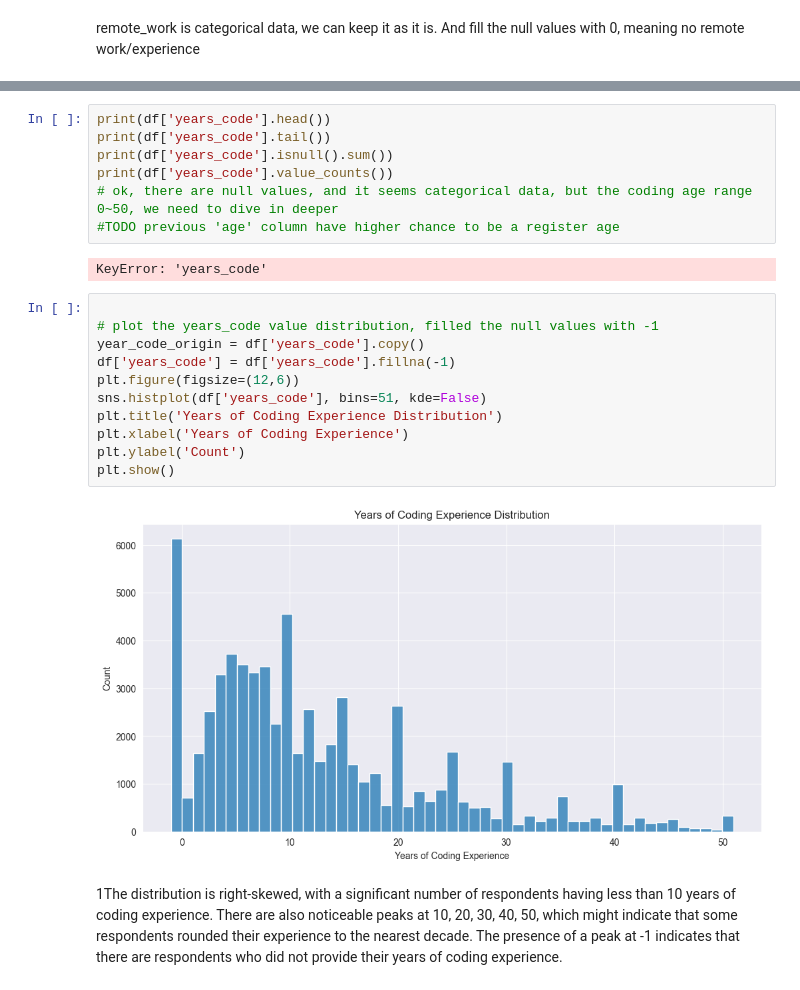
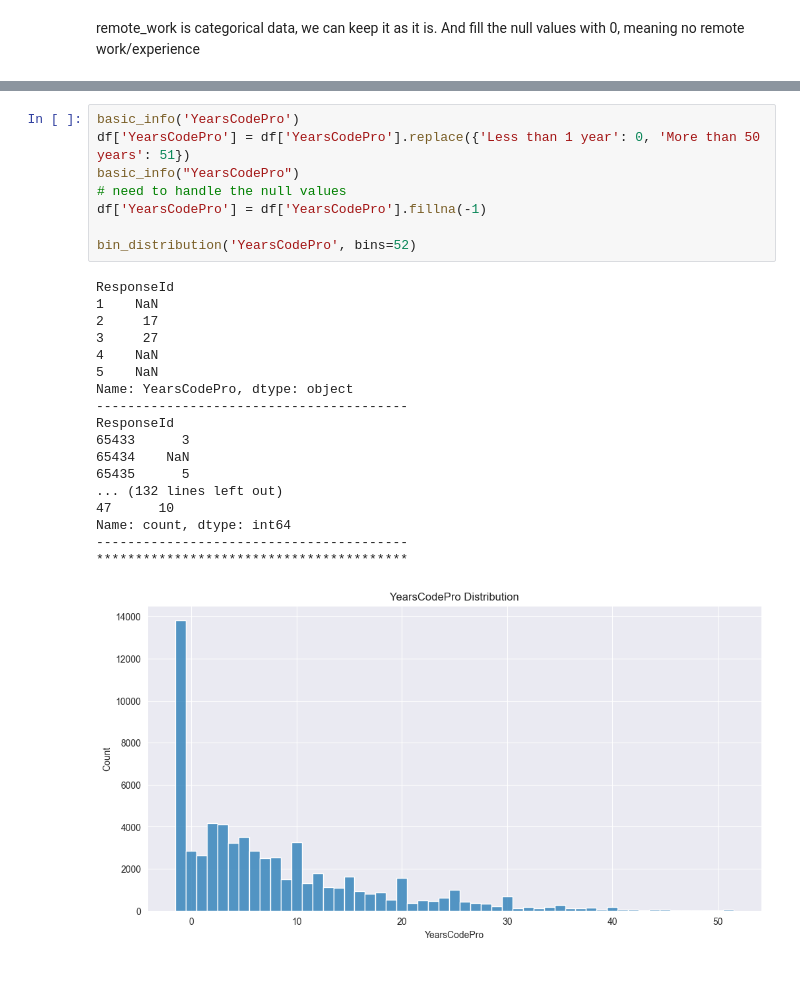
Before and after one commit to krsoy/AAU_Projects, a Jupyter notebook: m1_exam_oral.ipynb, the cells around one changed output, grey strips where cells are left out. Cells and saved outputs as stored; diff of their text form.

```diff
--- a/m1_exam_oral.ipynb
+++ b/m1_exam_oral.ipynb
@@ -221,24 +336,27 @@ Name: count, Length: 110, dtype: int64
 # %%
-print(df['years_code'].head())
-print(df['years_code'].tail())
-print(df['years_code'].isnull().sum())
-print(df['years_code'].value_counts())
-# ok, there are null values, and it seems categorical data, but the coding age range 0~50, we need to dive in deeper
-#TODO previous 'age' column have higher chance to be a register age
+basic_info('YearsCodePro')
+df['YearsCodePro'] = df['YearsCodePro'].replace({'Less than 1 year': 0, 'More than 50 years': 51})
+basic_info("YearsCodePro")
+# need to handle the null values
+df['YearsCodePro'] = df['YearsCodePro'].fillna(-1)
+
+bin_distribution('YearsCodePro', bins=52)
 # %% [output]
-KeyError: 'years_code'
+ResponseId
+1    NaN
+2     17
+3     27
+4    NaN
+5    NaN
+Name: YearsCodePro, dtype: object
+----------------------------------------
+ResponseId
+65433      3
+65434    NaN
+65435      5
+... (132 lines left out)
+47      10
+Name: count, dtype: int64
+----------------------------------------
+****************************************
+[figure, added]
-# %%
-
-# plot the years_code value distribution, filled the null values with -1
-year_code_origin = df['years_code'].copy()
-df['years_code'] = df['years_code'].fillna(-1)
-plt.figure(figsize=(12,6))
-sns.histplot(df['years_code'], bins=51, kde=False)
-plt.title('Years of Coding Experience Distribution')
-plt.xlabel('Years of Coding Experience')
-plt.ylabel('Count')
-plt.show()
-# %% [output]
-[figure, removed]
-# %% [markdown]
-1The distribution is right-skewed, with a significant number of respondents having less than 10 years of coding experience. There are also noticeable peaks at 10, 20, 30, 40, 50, which might indicate that some respondents rounded their experience to the nearest decade. The presence of a peak at -1 indicates that there are respondents who did not provide their years of coding experience.
```
Also changed, not shown: parts of 16 cells of this notebook.
